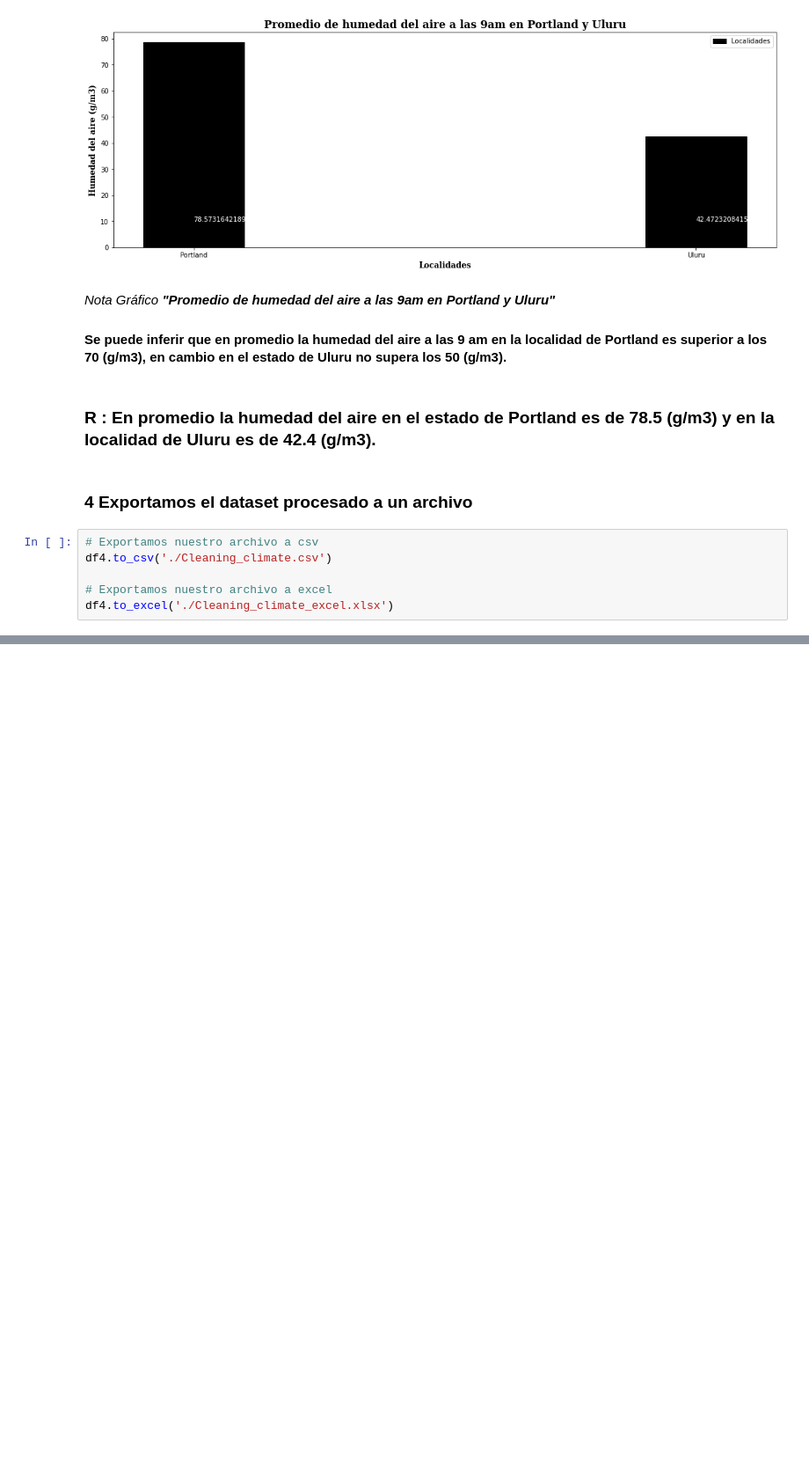
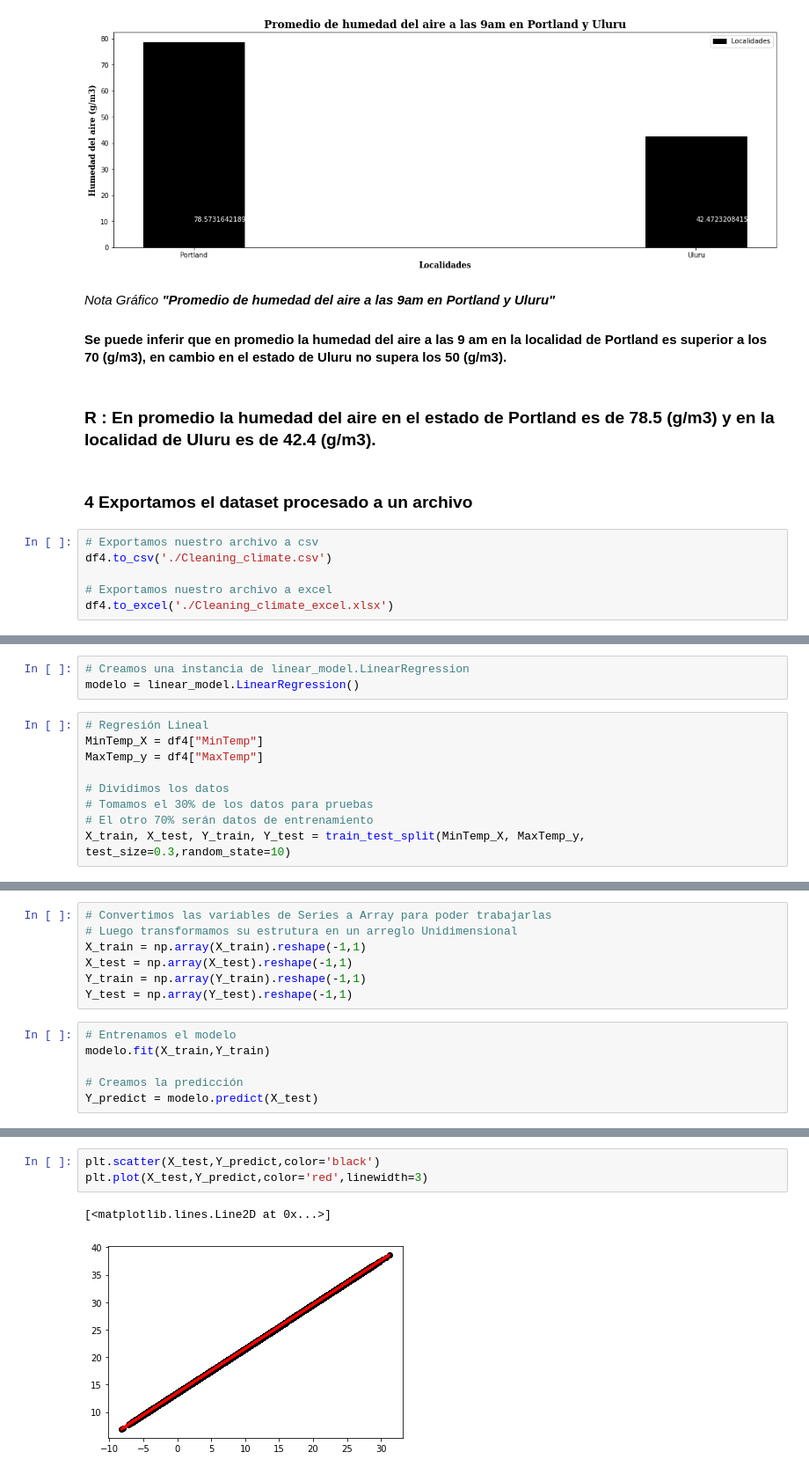
Before and after one commit to 4lequinn/PRUEBA-1-MINERIA, a Jupyter notebook: Solemne1_MDY001D.ipynb, the cells around one changed output, grey strips where cells are left out. Shown: that part at 88% size. Saved outputs shown, nothing was run; the diff lists cells and outputs as text; blank space fills up the shorter version.

```diff
--- a/Solemne1_MDY001D.ipynb
+++ b/Solemne1_MDY001D.ipynb
@@ -1517,0 +1532,12 @@ df4.plot(kind="scatter",x=columnas[1],y="Temp9am")
+# %%
+# Creamos una instancia de linear_model.LinearRegression
+modelo = linear_model.LinearRegression()
+# %%
+# Regresión Lineal
+MinTemp_X = df4["MinTemp"]
+MaxTemp_y = df4["MaxTemp"]
+
+# Dividimos los datos
+# Tomamos el 30% de los datos para pruebas
+# El otro 70% serán datos de entrenamiento
+X_train, X_test, Y_train, Y_test = train_test_split(MinTemp_X, MaxTemp_y, test_size=0.3,random_state=10)
@@ -1517,0 +1560,13 @@ df4.plot(kind="scatter",x=columnas[1],y="Temp9am")
+# %%
+# Convertimos las variables de Series a Array para poder trabajarlas
+# Luego transformamos su estrutura en un arreglo Unidimensional
+X_train = np.array(X_train).reshape(-1,1)
+X_test = np.array(X_test).reshape(-1,1)
+Y_train = np.array(Y_train).reshape(-1,1)
+Y_test = np.array(Y_test).reshape(-1,1)
+# %%
+# Entrenamos el modelo
+modelo.fit(X_train,Y_train)
+
+# Creamos la predicción
+Y_predict = modelo.predict(X_test)
@@ -1517,0 +1594,6 @@ df4.plot(kind="scatter",x=columnas[1],y="Temp9am")
+# %%
+plt.scatter(X_test,Y_predict,color='black')
+plt.plot(X_test,Y_predict,color='red',linewidth=3)
+# %% [output]
+[<matplotlib.lines.Line2D at 0x...>]
+[figure, added]
```
Also changed, not shown: parts of 37 cells of this notebook.
